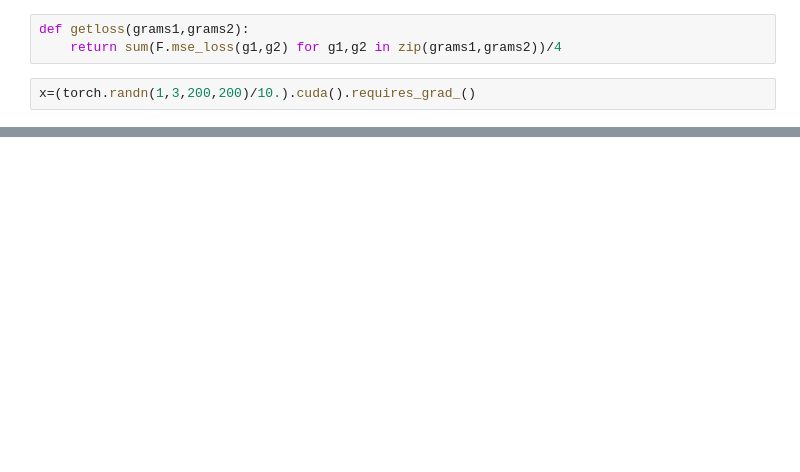
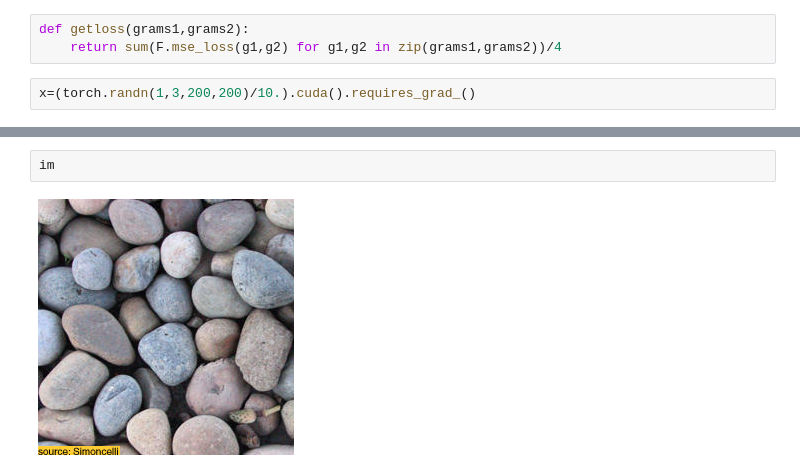
Before and after one commit to eugenefil/ml, a Jupyter notebook: texture-synthesis-cnn.ipynb, the cells around one changed output, grey strips where cells are left out. Drawn from its saved outputs; the diff is of its cells as text; blank space fills up the shorter version.

```diff
--- a/texture-synthesis-cnn.ipynb
+++ b/texture-synthesis-cnn.ipynb
@@ -109,0 +165,4 @@ total time: 344.4851438999176 s
+# %%
+im
+# %% [output]
+[figure, added]
```
Also changed, not shown: parts of 16 cells of this notebook, 1 other file.
